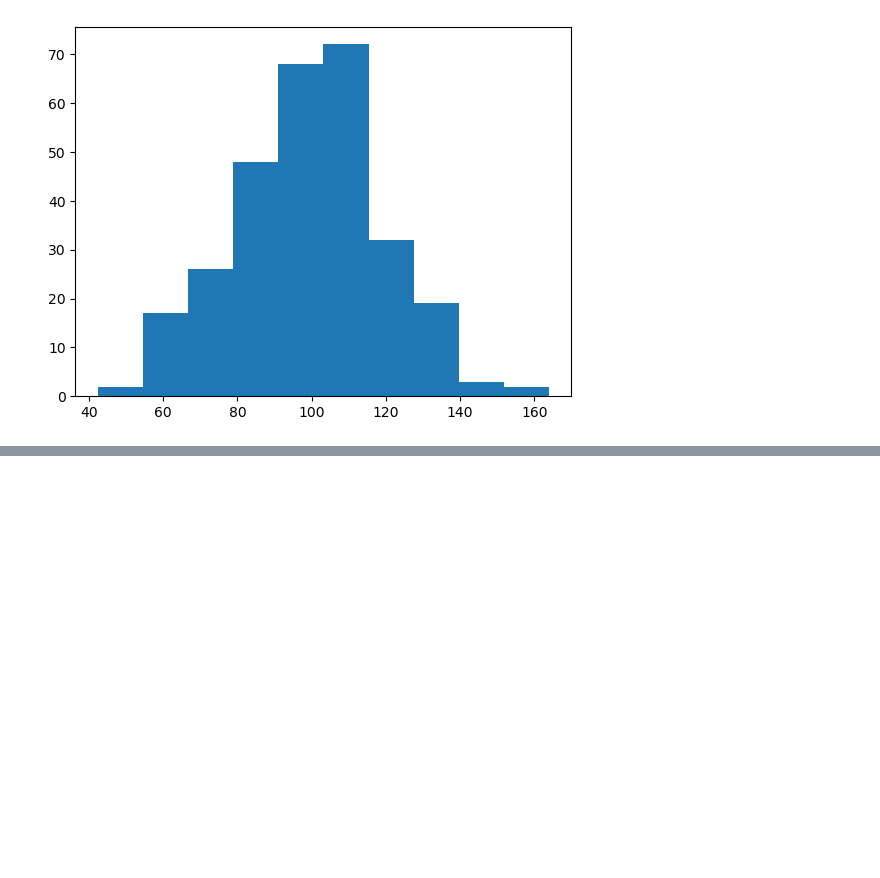
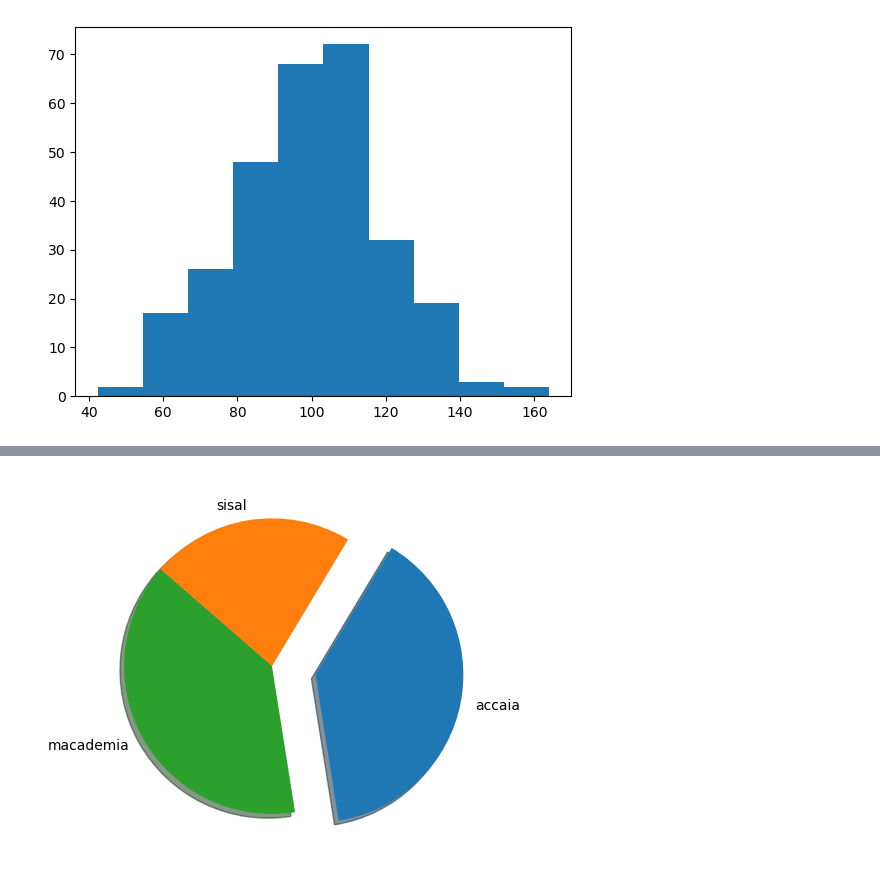
Before and after one commit to ThomasOindi/Learnings, a Jupyter notebook: matplot_library.ipynb, the cells around one changed output, grey strips where cells are left out. Drawn from its saved outputs; the diff is of its cells as text; code cells hidden in the pictures; blank space fills up the shorter version.

```diff
--- a/matplot_library.ipynb
+++ b/matplot_library.ipynb
@@ -548,0 +604,10 @@ plt.show()
+# %%
+y= [56,32,56]
+label= ['accaia','sisal','macademia']
+explode= [.3,0,0]
+plt.pie(y, labels=label, startangle= 279,explode=explode, shadow=True)
+
+
+plt.show()
+# %% [output]
+[figure, added]
```
Also changed, not shown: parts of 7 cells of this notebook, 1 other file.
